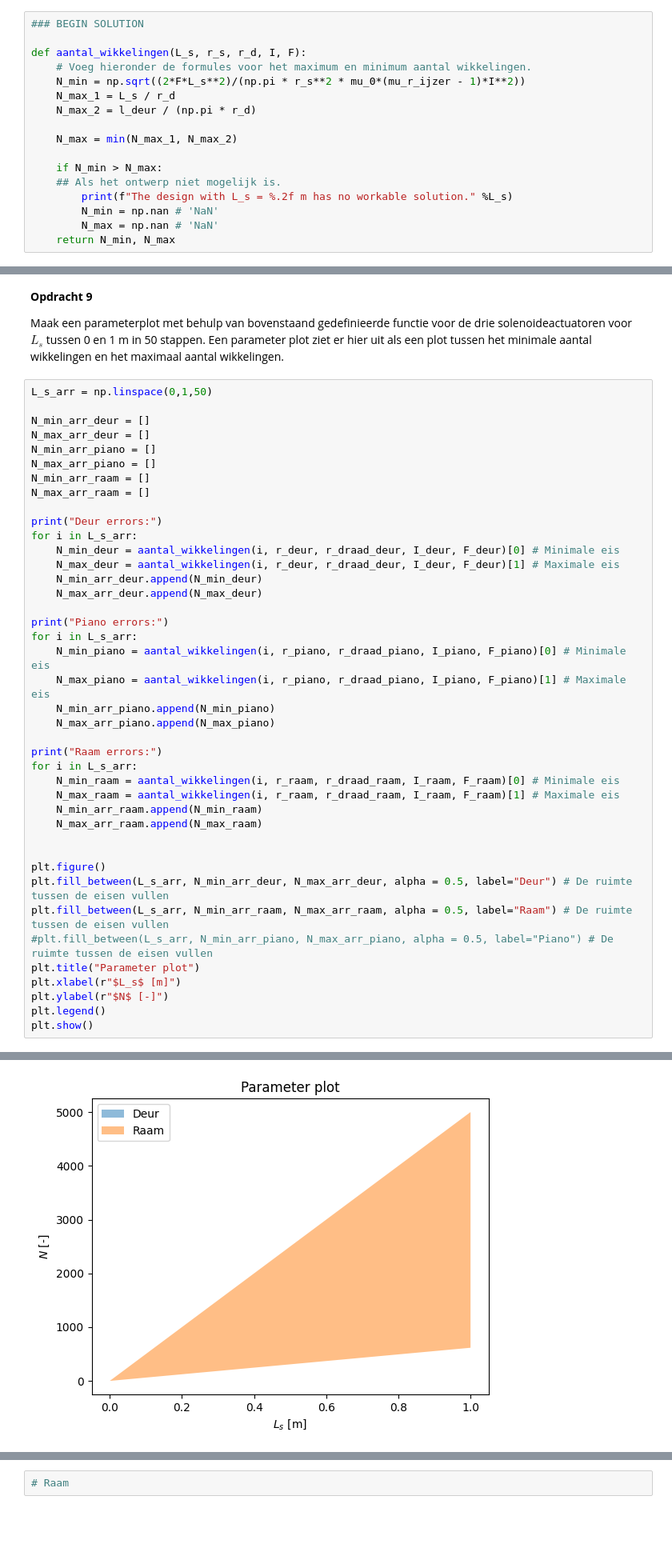
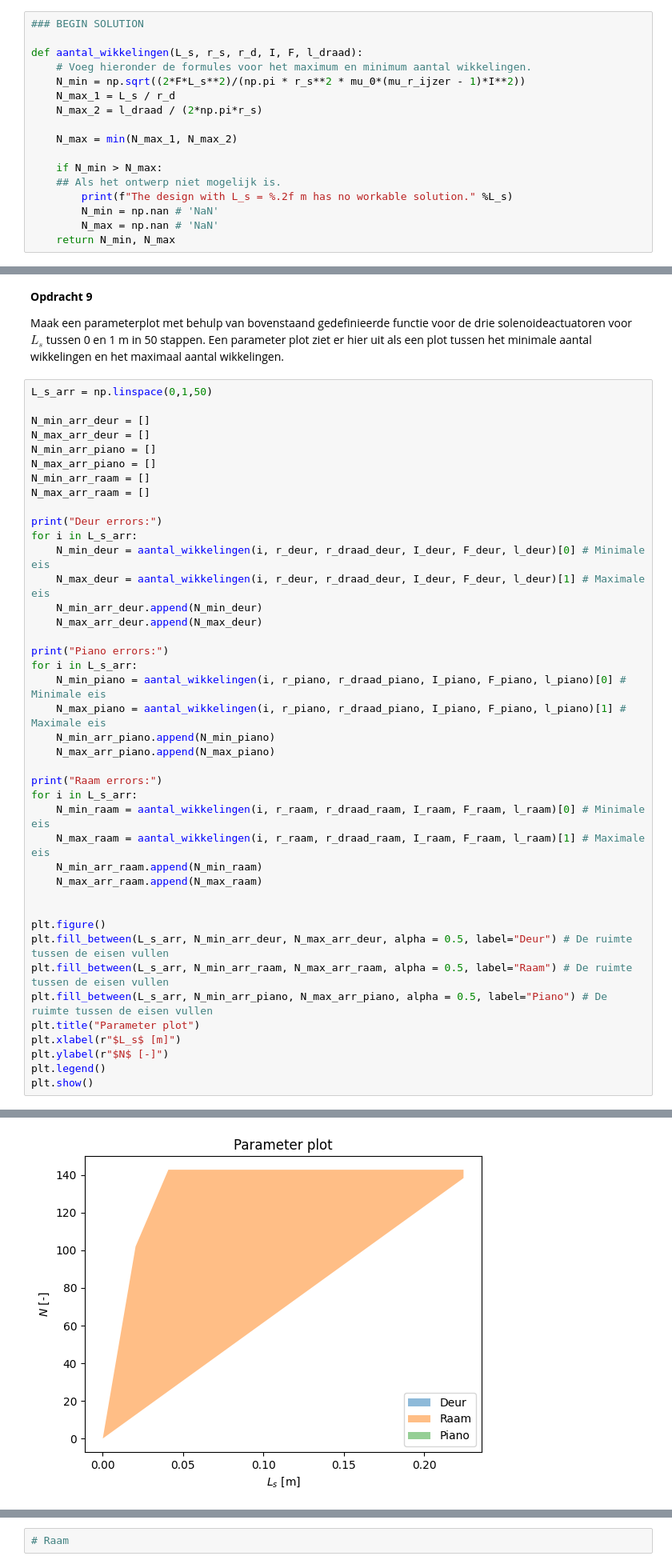
Before and after one commit to thaak123/THAAK-opdrachten-DEF-D, a Jupyter notebook: 2KrachtactuatorOpdracht/2KrachtactuatorOpdracht/KrachtactuatorOpdracht.ipynb, the cells around one changed output, grey strips where cells are left out. Shown at 80% size. Drawn from its saved outputs; the diff is of its cells as text; blank space fills up the shorter version.

```diff
--- a/2KrachtactuatorOpdracht/2KrachtactuatorOpdracht/KrachtactuatorOpdracht.ipynb
+++ b/2KrachtactuatorOpdracht/2KrachtactuatorOpdracht/KrachtactuatorOpdracht.ipynb
@@ -245,11 +245,11 @@ Plaats hier een png met jullie eventuele analytische afleiding.
 # %%
 ### BEGIN SOLUTION
 
-def aantal_wikkelingen(L_s, r_s, r_d, I, F):
+def aantal_wikkelingen(L_s, r_s, r_d, I, F, l_draad):
     # Voeg hieronder de formules voor het maximum en minimum aantal wikkelingen.
     N_min = np.sqrt((2*F*L_s**2)/(np.pi * r_s**2 * mu_0*(mu_r_ijzer - 1)*I**2))
     N_max_1 = L_s / r_d
-    N_max_2 = l_deur / (np.pi * r_d)
+    N_max_2 = l_draad / (2*np.pi*r_s)
 
     N_max = min(N_max_1, N_max_2)
 
@@ -289,22 +289,22 @@ N_max_arr_raam = []
 
 print("Deur errors:")
 for i in L_s_arr:
-    N_min_deur = aantal_wikkelingen(i, r_deur, r_draad_deur, I_deur, F_deur)[0] # Minimale eis
-    N_max_deur = aantal_wikkelingen(i, r_deur, r_draad_deur, I_deur, F_deur)[1] # Maximale eis
+    N_min_deur = aantal_wikkelingen(i, r_deur, r_draad_deur, I_deur, F_deur, l_deur)[0] # Minimale eis
+    N_max_deur = aantal_wikkelingen(i, r_deur, r_draad_deur, I_deur, F_deur, l_deur)[1] # Maximale eis
     N_min_arr_deur.append(N_min_deur)
     N_max_arr_deur.append(N_max_deur)
 
 print("Piano errors:")
 for i in L_s_arr:
-    N_min_piano = aantal_wikkelingen(i, r_piano, r_draad_piano, I_piano, F_piano)[0] # Minimale eis
-    N_max_piano = aantal_wikkelingen(i, r_piano, r_draad_piano, I_piano, F_piano)[1] # Maximale eis
+    N_min_piano = aantal_wikkelingen(i, r_piano, r_draad_piano, I_piano, F_piano, l_piano)[0] # Minimale eis
+    N_max_piano = aantal_wikkelingen(i, r_piano, r_draad_piano, I_piano, F_piano, l_piano)[1] # Maximale eis
     N_min_arr_piano.append(N_min_piano)
     N_max_arr_piano.append(N_max_piano)
 
 print("Raam errors:")
 for i in L_s_arr:
-    N_min_raam = aantal_wikkelingen(i, r_raam, r_draad_raam, I_raam, F_raam)[0] # Minimale eis
-    N_max_raam = aantal_wikkelingen(i, r_raam, r_draad_raam, I_raam, F_raam)[1] # Maximale eis
+    N_min_raam = aantal_wikkelingen(i, r_raam, r_draad_raam, I_raam, F_raam, l_raam)[0] # Minimale eis
+    N_max_raam = aantal_wikkelingen(i, r_raam, r_draad_raam, I_raam, F_raam, l_raam)[1] # Maximale eis
     N_min_arr_raam.append(N_min_raam)
     N_max_arr_raam.append(N_max_raam)
 
@@ -312,7 +312,7 @@ for i in L_s_arr:
 plt.figure()
 plt.fill_between(L_s_arr, N_min_arr_deur, N_max_arr_deur, alpha = 0.5, label="Deur") # De ruimte tussen de eisen vullen
 plt.fill_between(L_s_arr, N_min_arr_raam, N_max_arr_raam, alpha = 0.5, label="Raam") # De ruimte tussen de eisen vullen
-#plt.fill_between(L_s_arr, N_min_arr_piano, N_max_arr_piano, alpha = 0.5, label="Piano") # De ruimte tussen de eisen vullen
+plt.fill_between(L_s_arr, N_min_arr_piano, N_max_arr_piano, alpha = 0.5, label="Piano") # De ruimte tussen de eisen vullen
 plt.title("Parameter plot")
 plt.xlabel(r"$L_s$ [m]")
 plt.ylabel(r"$N$ [-]")
@@ -339,4 +339,4 @@ Raam errors:
-[figure, old version]
+[figure, new version]
 # %% [markdown]
 **Opdracht 10**
 
```
Also changed, not shown: parts of 8 cells of this notebook.
